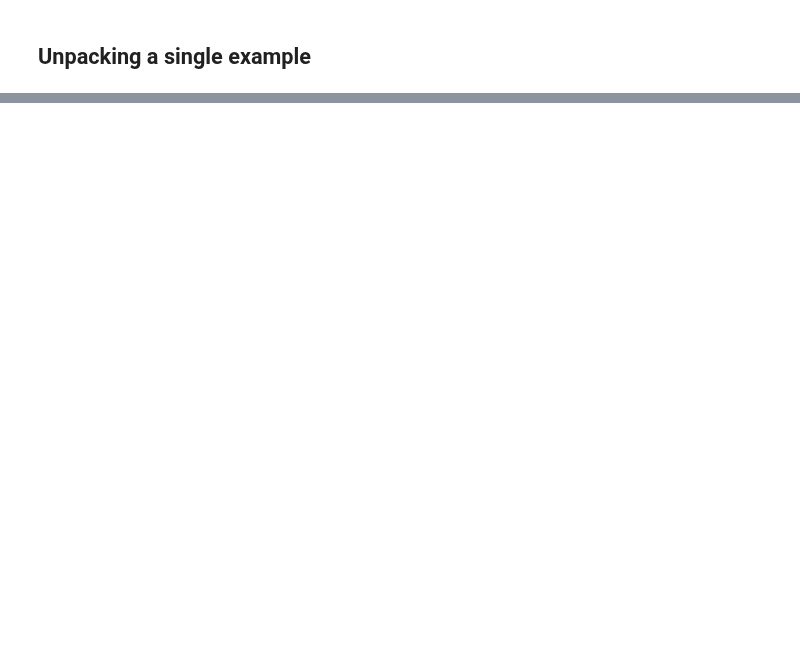
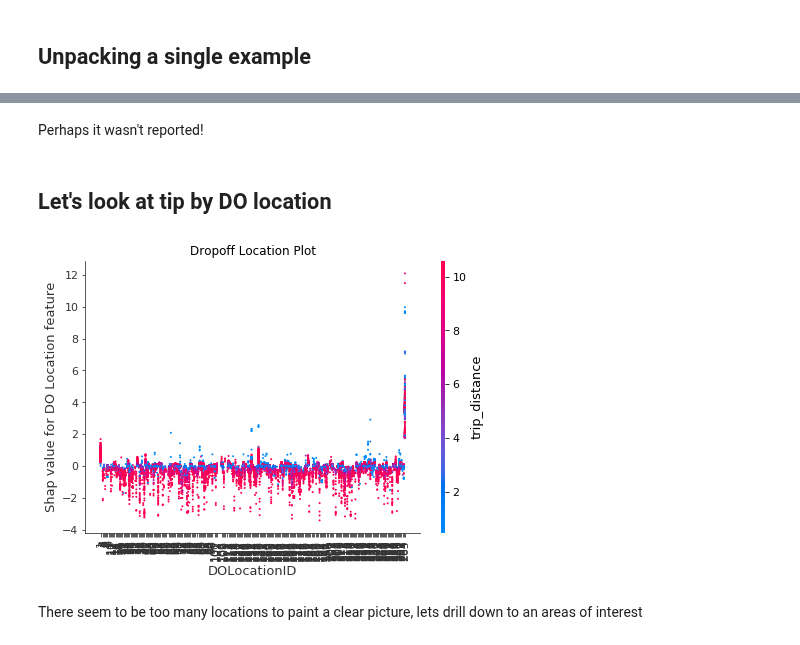
Before and after one commit to justinwhatley/interpretability_experiment, a Jupyter notebook: 3_lightgbm_interpretability.ipynb, the cells around one changed output, grey strips where cells are left out. Cells and saved outputs as stored; diff of their text form; code cells hidden in the pictures; blank space fills up the shorter version.

```diff
--- a/3_lightgbm_interpretability.ipynb
+++ b/3_lightgbm_interpretability.ipynb
@@ -484,0 +488,25 @@ shap.force_plot(explainer.expected_value, shap_values[i])#, feature_names=sample
+# %% [markdown]
+Perhaps it wasn't reported!
+# %% [markdown]
+## Let's look at tip by DO location
+# %%
+import matplotlib.pyplot as plt
+
+# %matplotlib inline
+shap.dependence_plot("DOLocationID",
+                     shap_values,
+                     samples,
+#                      x_jitter=1,
+#                      xmin="percentile(1)",
+                     interaction_index='trip_distance',
+                     dot_size = 4,
+                     show=False)
+
+plt.title("Dropoff Location Plot")
+plt.ylabel("Shap value for DO Location feature")
+# plt.savefig("dropoff_location_dependency.pdf") # we can save a PDF of the figure if we want
+plt.show()
+# %% [output]
+[figure, added]
+# %% [markdown]
+There seem to be too many locations to paint a clear picture, lets drill down to an areas of interest
```
Also changed, not shown: parts of 37 cells of this notebook.
